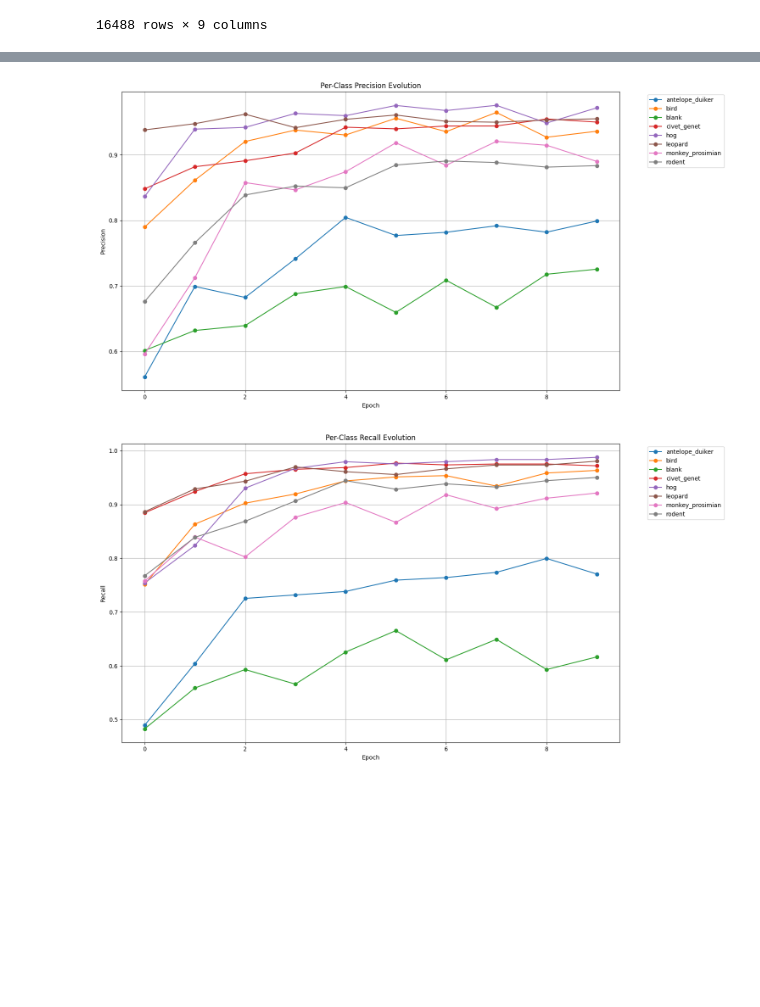
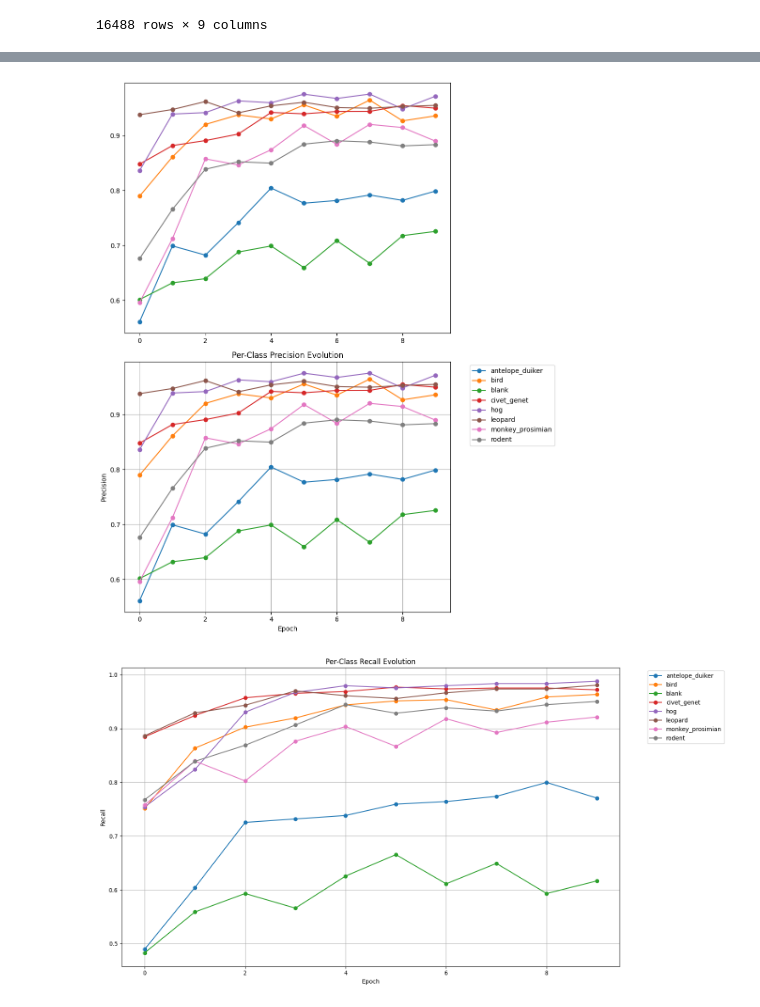
Before and after one commit to amannindra/DSS-Image-Classification, a Jupyter notebook: DSSAnimalClassification/data_analysis.ipynb, the cells around one changed output, grey strips where cells are left out. Drawn from its saved outputs; the diff is of its cells as text; code cells hidden in the pictures; blank space fills up the shorter version.

```diff
--- a/DSSAnimalClassification/data_analysis.ipynb
+++ b/DSSAnimalClassification/data_analysis.ipynb
@@ -119,6 +126,8 @@ df_train_data
 # %%
 train_file = "resnet18/output/train_metrics.json"
 val_file = "resnet18/output/val_metrics.json"
+train_swin_file = "swinb/output/train_metrics_110.json"
+val_swin_file = "swinb/output/val_metrics_110.json"
 
 if os.path.exists(train_file):
     with open(train_file, 'r') as f:
@@ -127,6 +136,14 @@ if os.path.exists(train_file):
 if os.path.exists(val_file):
     with open(val_file, 'r') as f:
         val_metrics = json.load(f)
+
+if os.path.exists(train_swin_file):
+    with open(train_swin_file, 'r') as f:
+        train_metrics_swin = json.load(f)
+
+if os.path.exists(val_swin_file):
+    with open(val_swin_file, 'r') as f:
+        val_metrics_swin = json.load(f)
 
 class_names = [
         "antelope_duiker",
@@ -299,0 +433,14 @@ plt.show()
+# %%
+fig, axes = plt.subplots(7, 1, figsize=(15, 60))
+for i, class_name in enumerate(class_names):
+    f1_scores = [epoch['class_precisions'][class_name] for epoch in val_metrics]
+    f1_scores_swin = [epoch['class_precisions'][class_name] for epoch in val_metrics_swin]
+    axes[i].plot(range(len(f1_scores)), f1_scores, marker='o', label="Resnet18")
+    axes[i].plot(range(len(f1_scores_swin)), f1_scores_swin, marker='o', label="Swin")
+    axes[i].set_xlabel('Epoch')
+    axes[i].set_ylabel('Precision')
+    axes[i].set_title(f"{class_name} comparison")
+    axes[i].legend(bbox_to_anchor=(1.05, 1), loc='upper left')
+    axes[i].grid(True)
+axes.tight_layout()
+axes.show()
@@ -300,18 +461,20 @@ plt.show()
 # %%
-plt.figure(figsize=(15, 8))
+fig, axes = plt.subplots(2,1, figsize=(10, 12))
 for class_name in class_names:
     f1_scores = [epoch['class_precisions'][class_name] for epoch in val_metrics]
-    plt.plot(range(len(f1_scores)), f1_scores, marker='o', label=class_name)
+    f1_scores_swin = [epoch['class_precisions'][class_name] for epoch in val_metrics_swin]
+    axes[0].plot(range(len(f1_scores)), f1_scores, marker='o', label=class_name)
+    axes[1].plot(range(len(f1_scores)), f1_scores, marker='o', label=class_name)
 
 plt.xlabel('Epoch')
 plt.ylabel('Precision')
 plt.title('Per-Class Precision Evolution')
 plt.legend(bbox_to_anchor=(1.05, 1), loc='upper left')
 plt.grid(True)
 plt.tight_layout()
 plt.show()
 # %% [output]
-[figure, old version]
+[figure, new version]
 # %%
 plt.figure(figsize=(15, 8))
 for class_name in class_names:
```
Also changed, not shown: parts of 31 cells of this notebook, 15 other files.
